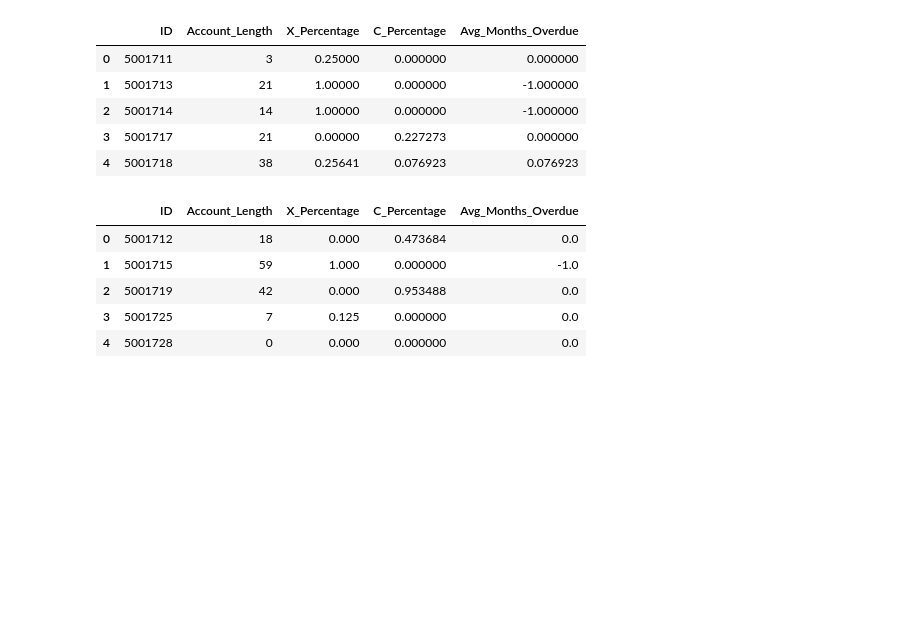
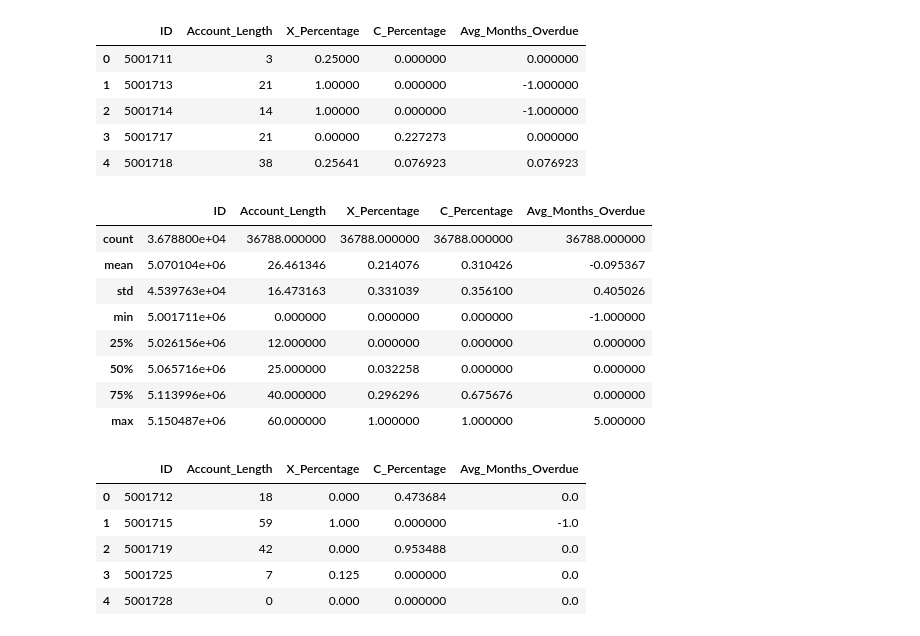
Before and after one commit to manish-cr/CS3244-credit-approval, a Jupyter notebook: code/credit_clean.ipynb, the cells around one changed output. Saved outputs shown, nothing was run; the diff lists cells and outputs as text; code cells hidden in the pictures; blank space fills up the shorter version.

```diff
--- a/code/credit_clean.ipynb
+++ b/code/credit_clean.ipynb
@@ -85,6 +114,18 @@ result_train.head()
 | 2 | 5001714 | 14 | 1.00000 | 0.000000 | -1.000000 |
 | 3 | 5001717 | 21 | 0.00000 | 0.227273 | 0.000000 |
 | 4 | 5001718 | 38 | 0.25641 | 0.076923 | 0.076923 |
+# %%
+result_train.describe()
+# %% [output]
+|  | ID | Account_Length | X_Percentage | C_Percentage | Avg_Months_Overdue |
+| count | 3.678800e+04 | 36788.000000 | 36788.000000 | 36788.000000 | 36788.000000 |
+| mean | 5.070104e+06 | 26.461346 | 0.214076 | 0.310426 | -0.095367 |
+| std | 4.539763e+04 | 16.473163 | 0.331039 | 0.356100 | 0.405026 |
+| min | 5.001711e+06 | 0.000000 | 0.000000 | 0.000000 | -1.000000 |
+| 25% | 5.026156e+06 | 12.000000 | 0.000000 | 0.000000 | 0.000000 |
+| 50% | 5.065716e+06 | 25.000000 | 0.032258 | 0.000000 | 0.000000 |
+| 75% | 5.113996e+06 | 40.000000 | 0.296296 | 0.675676 | 0.000000 |
+| max | 5.150487e+06 | 60.000000 | 1.000000 | 1.000000 | 5.000000 |
 # %%
 result_test.head()
 # %% [output]
```
Also changed, not shown: parts of 11 cells of this notebook.
